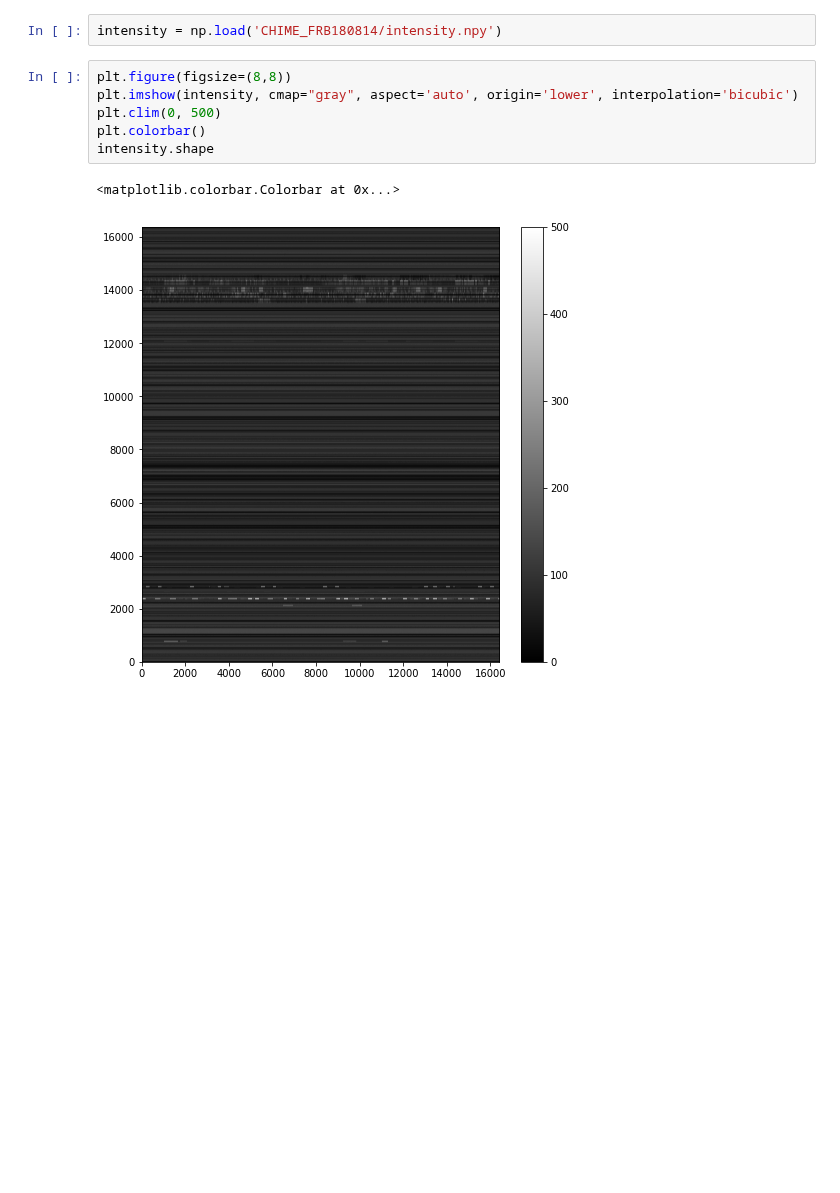
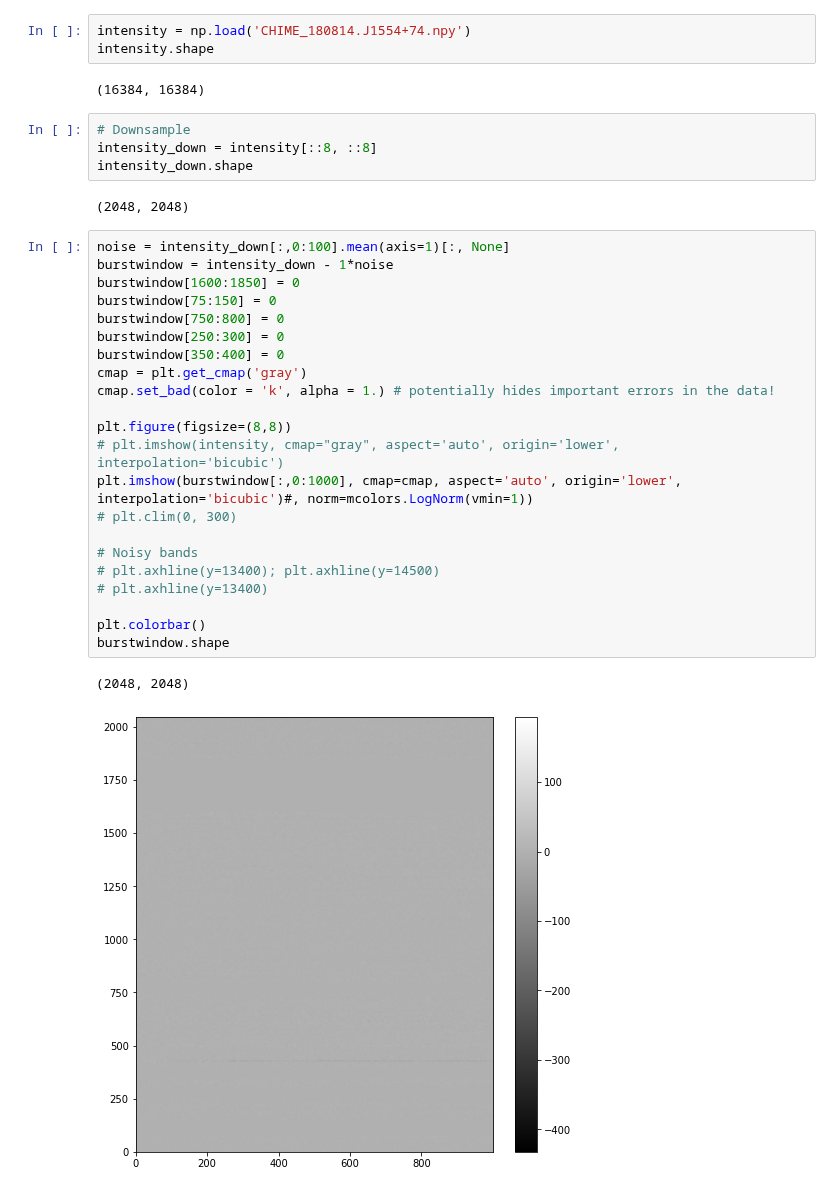
Before and after one commit to mef51/subdriftlaw, a Jupyter notebook: universal/frbcat.ipynb, the cells around one changed output. Saved outputs shown, nothing was run; the diff lists cells and outputs as text; blank space fills up the shorter version.

Commit message:
compiled sigproc, numpyify chime data, but it looks noisy and i see no burst

```diff
--- a/universal/frbcat.ipynb
+++ b/universal/frbcat.ipynb
@@ -39,11 +25,36 @@ frbcat_data
 # %%
-intensity = np.load('CHIME_FRB180814/intensity.npy')
+intensity = np.load('CHIME_180814.J1554+74.npy')
+intensity.shape
+# %% [output]
+(16384, 16384)
-# %%
-plt.figure(figsize=(8,8))
-plt.imshow(intensity, cmap="gray", aspect='auto', origin='lower', interpolation='bicubic')
-plt.clim(0, 500)
-plt.colorbar()
-intensity.shape
-# %% [output]
-<matplotlib.colorbar.Colorbar at 0x...>
-[figure, removed]
+# %%
+# Downsample
+intensity_down = intensity[::8, ::8]
+intensity_down.shape
+# %% [output]
+(2048, 2048)
+# %%
+noise = intensity_down[:,0:100].mean(axis=1)[:, None]
+burstwindow = intensity_down - 1*noise
+burstwindow[1600:1850] = 0
+burstwindow[75:150] = 0
+burstwindow[750:800] = 0
+burstwindow[250:300] = 0
+burstwindow[350:400] = 0
+cmap = plt.get_cmap('gray')
+cmap.set_bad(color = 'k', alpha = 1.) # potentially hides important errors in the data!
+
+plt.figure(figsize=(8,8))
+# plt.imshow(intensity, cmap="gray", aspect='auto', origin='lower', interpolation='bicubic')
+plt.imshow(burstwindow[:,0:1000], cmap=cmap, aspect='auto', origin='lower', interpolation='bicubic')#, norm=mcolors.LogNorm(vmin=1))
+# plt.clim(0, 300)
+
+# Noisy bands
+# plt.axhline(y=13400); plt.axhline(y=14500)
+# plt.axhline(y=13400)
+
+plt.colorbar()
+burstwindow.shape
+# %% [output]
+(2048, 2048)
+[figure, added]
```
Also changed, not shown: parts of 3 cells of this notebook, 4 other files.
